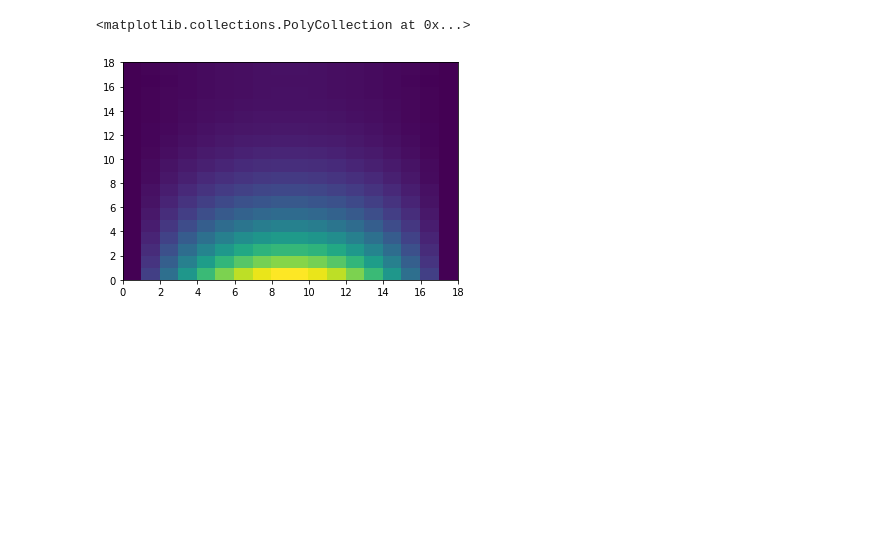
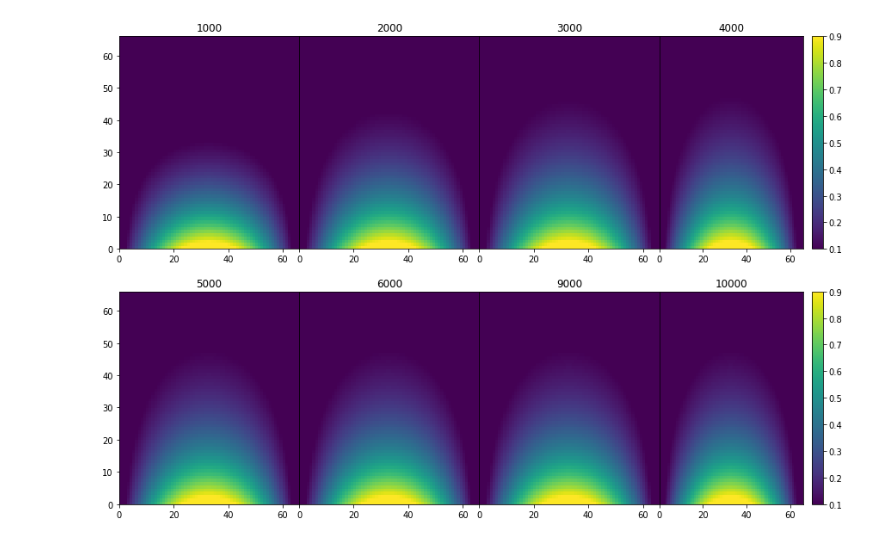
Before and after one commit to maycontainsoy/COMP705Output, a Jupyter notebook: Untitled.ipynb, the cells around one changed output. Drawn from its saved outputs; the diff is of its cells as text; code cells hidden in the pictures; blank space fills up the shorter version.

Commit message:
Serial plots for heat equation.

```diff
--- a/Untitled.ipynb
+++ b/Untitled.ipynb
@@ -19,5 +5,0 @@ plts_06NEW=np.reshape(plotm16_06,(18,18),order='C')
-# %%
-plt.pcolor(plts_01NEW)
-# %% [output]
-<matplotlib.collections.PolyCollection at 0x...>
-[figure, removed]
@@ -23,0 +17,71 @@ plt.pcolor(plts_01NEW)
+# %%
+i=66
+
+plts_01NEW=np.reshape(plot_01,(i,i),order='C')
+plts_02NEW=np.reshape(plot_02,(i,i),order='C')
+plts_03NEW=np.reshape(plot_03,(i,i),order='C')
+plts_04NEW=np.reshape(plot_04,(i,i),order='C')
+plts_05NEW=np.reshape(plot_05,(i,i),order='C')
+plts_06NEW=np.reshape(plot_06,(i,i),order='C')
+plts_07NEW=np.reshape(plot_07,(i,i),order='C')
+plts_08NEW=np.reshape(plot_08,(i,i),order='C')
+plts_09NEW=np.reshape(plot_09,(i,i),order='C')
+plts_10NEW=np.reshape(plot_10,(i,i),order='C')
+# %%
+plt.rcParams['figure.figsize']=(15,10)
+
+plt.subplot(241)
+plt.pcolor(plts_01NEW)
+plt.clim(.1,.9)
+plt.title('1000')
+
+plt.subplot(242)
+plt.yticks([])
+plt.pcolor(plts_02NEW)
+plt.clim(.1,.9)
+plt.title('2000')
+
+plt.subplot(243)
+plt.yticks([])
+plt.pcolor(plts_03NEW)
+plt.clim(.1,.9)
+plt.title('3000')
+
+plt.subplot(244)
+plt.yticks([])
+plt.pcolor(plts_04NEW)
+plt.clim(.1,.9)
+plt.title('4000')
+plt.colorbar()
+
+plt.subplot(245)
+plt.pcolor(plts_05NEW)
+plt.clim(.1,.9)
+plt.title('5000')
+
+plt.subplot(246)
+plt.yticks([])
+plt.pcolor(plts_06NEW)
+plt.clim(.1,.9)
+plt.title('6000')
+
+plt.subplot(247)
+plt.yticks([])
+plt.pcolor(plts_09NEW)
+plt.clim(.1,.9)
+plt.title('9000')
+#plt.colorbar()
+
+plt.subplot(248)
+plt.yticks([])
+plt.pcolor(plts_10NEW)
+plt.clim(.1,.9)
+plt.title('10000')
+plt.colorbar()
+
+plt.subplots_adjust(wspace=0)
+#plt.show()
+
+plt.savefig('m64_serial.png')
+# %% [output]
+[figure, added]
```
Also changed, not shown: parts of 6 cells of this notebook, 3 other files.
